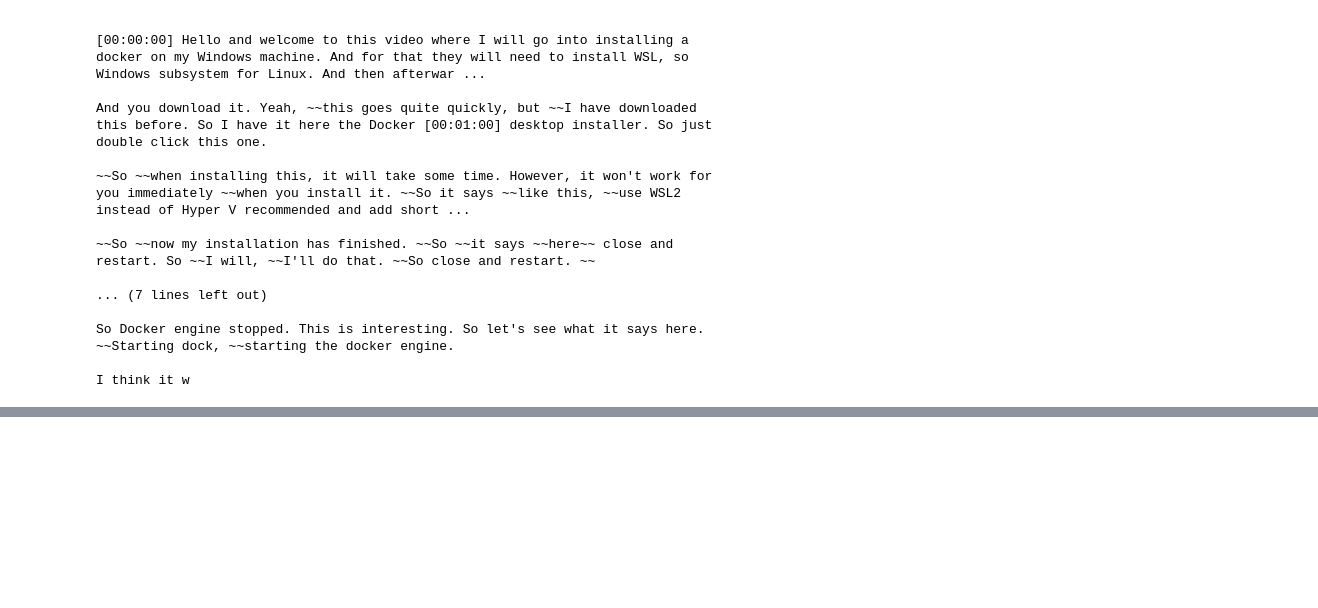
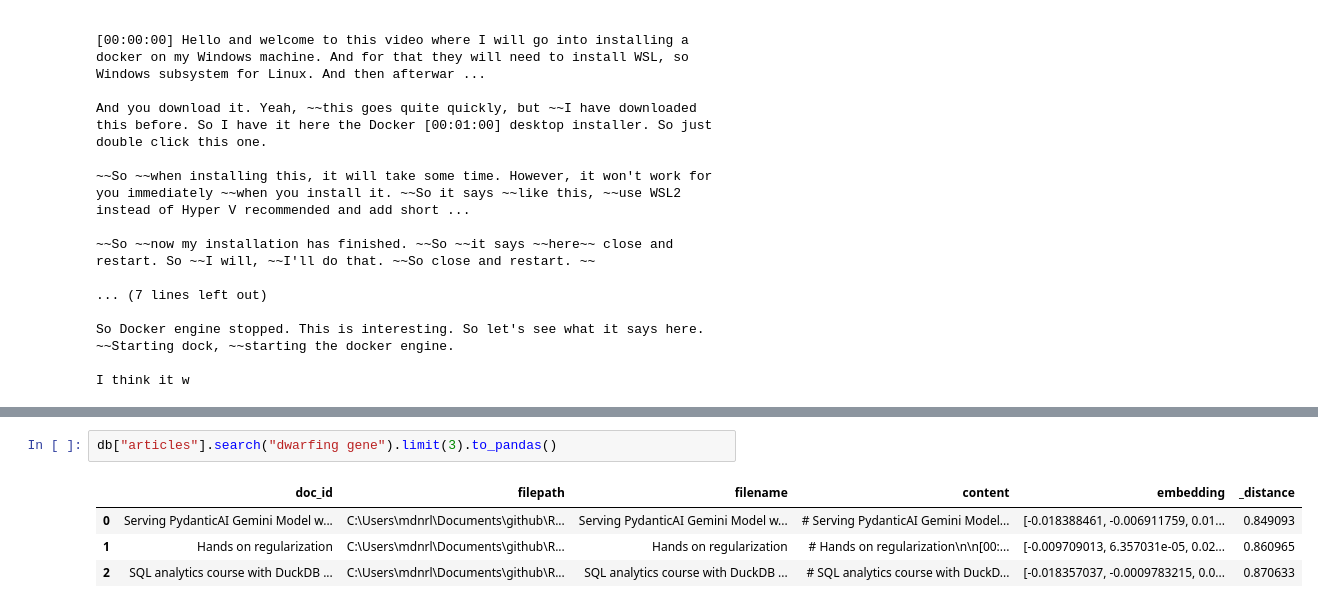
Before and after one commit to mohammadnurulhassan/Rag_youtuber_Chatbot_mohammmad_hassan, a Jupyter notebook: explorations.ipynb, the cells around one changed output, grey strips where cells are left out. Drawn from its saved outputs; the diff is of its cells as text; blank space fills up the shorter version.

```diff
--- a/explorations.ipynb
+++ b/explorations.ipynb
@@ -161,0 +201,7 @@ NameError: name 'articles' is not defined
+# %%
+db["articles"].search("dwarfing gene").limit(3).to_pandas()
+# %% [output]
+|  | doc_id | filepath | filename | content | embedding | _distance |
+| 0 | Serving PydanticAI Gemini Model w... | C:\Users\mdnrl\Documents\github\R... | Serving PydanticAI Gemini Model w... | # Serving PydanticAI Gemini Model... | [-0.018388461, -0.006911759, 0.01... | 0.849093 |
+| 1 | Hands on regularization | C:\Users\mdnrl\Documents\github\R... | Hands on regularization | # Hands on regularization\n\n[00:... | [-0.009709013, 6.357031e-05, 0.02... | 0.860965 |
+| 2 | SQL analytics course with DuckDB ... | C:\Users\mdnrl\Documents\github\R... | SQL analytics course with DuckDB ... | # SQL analytics course with DuckD... | [-0.018357037, -0.0009783215, 0.0... | 0.870633 |
```
Also changed, not shown: parts of 13 cells of this notebook.
